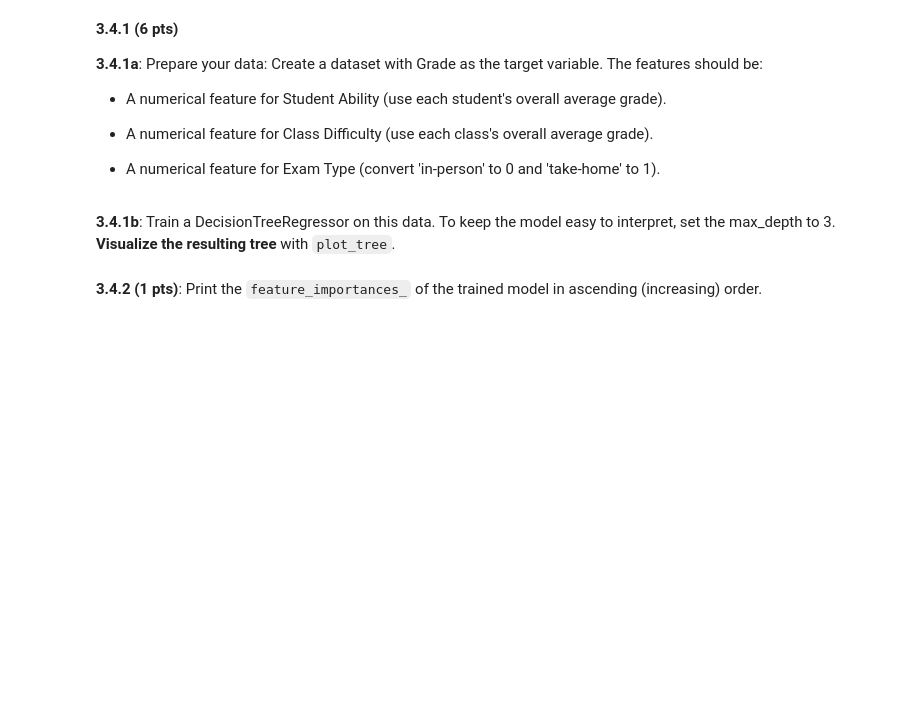
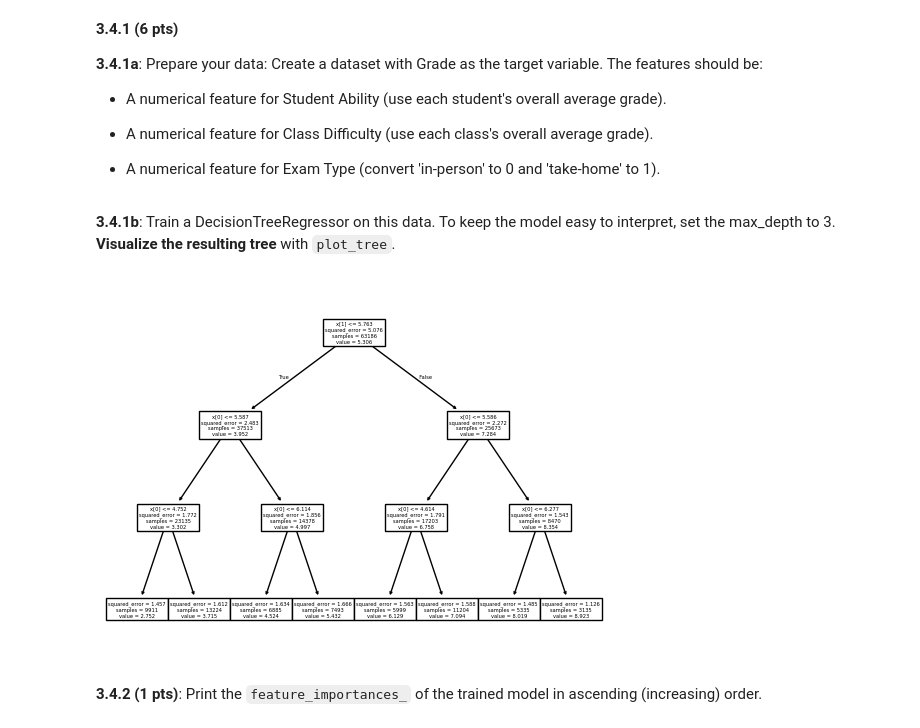
Before and after one commit to dbrantsc-8/Ada_2025, a Jupyter notebook: Homework/02_PROJECT_CHEATING_SCANDAL/2025_HW2.ipynb, the cells around one changed output. Drawn from its saved outputs; the diff is of its cells as text; code cells hidden in the pictures; blank space fills up the shorter version.

```diff
--- a/Homework/02_PROJECT_CHEATING_SCANDAL/2025_HW2.ipynb
+++ b/Homework/02_PROJECT_CHEATING_SCANDAL/2025_HW2.ipynb
@@ -513,10 +600,26 @@ Another way to untangle these effects is to use a predictive model. A decision t
 from sklearn.tree import DecisionTreeRegressor, plot_tree
 
 ### YOUR CODE BELOW ###
+student_abilities = df.groupby('student_id')['grade'].mean()
+class_diff = df.groupby('class_id')['grade'].mean()
+
+df_dataset = pd.DataFrame()
+
+df_dataset['Student Ability'] = df['student_id'].map(student_abilities)
+df_dataset['Class Difficulty'] = df['class_id'].map(class_diff)
+df_dataset['Exam Type'] = (df['exam_type'] == 'take-home').astype(int)
+df_dataset['Grade'] = df['grade']
 # %% [markdown]
 **3.4.1b**: Train a DecisionTreeRegressor on this data. To keep the model easy to interpret, set the max_depth to 3. **Visualize the resulting tree** with `plot_tree`.
 # %%
 ### YOUR CODE BELOW (THE **OUTPUT** OF THIS CELL WILL BE USED FOR EVALUATION) ###
+df_features = df_dataset.drop('Grade', axis = 1)
+tree = DecisionTreeRegressor(max_depth = 3, random_state = 10)
+tree.fit(X = df_features, y = df_dataset['Grade'])
+plot_tree(tree)
+plt.show()
+# %% [output]
+[figure, added]
 # %% [markdown]
 **3.4.2 (1 pts)**: Print the `feature_importances_` of the trained model in ascending (increasing) order.
 # %%
```
Also changed, not shown: parts of 14 cells of this notebook.
